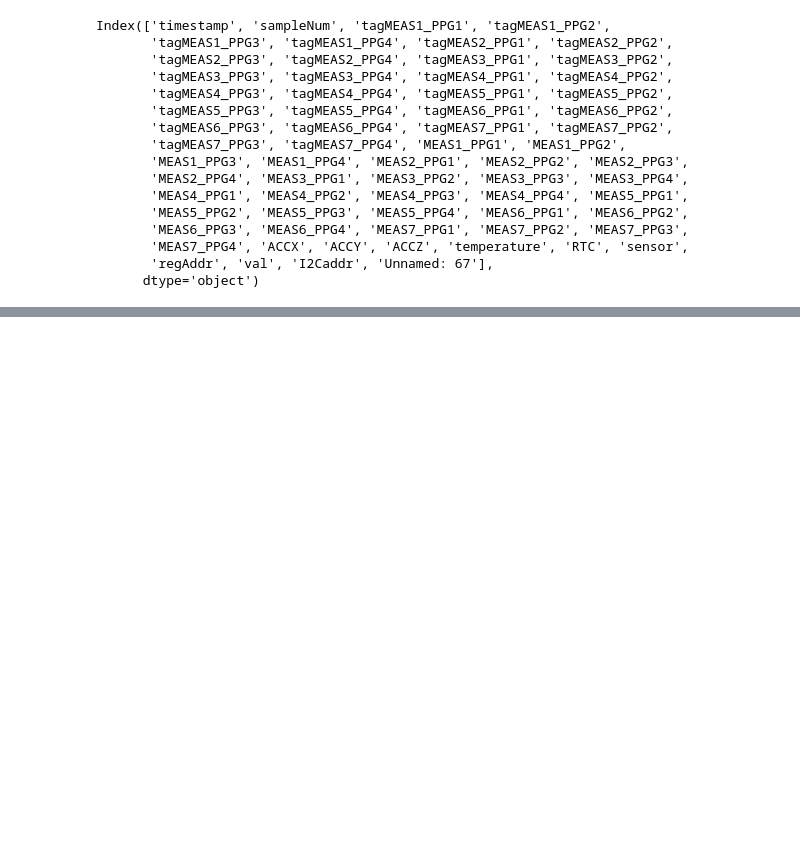
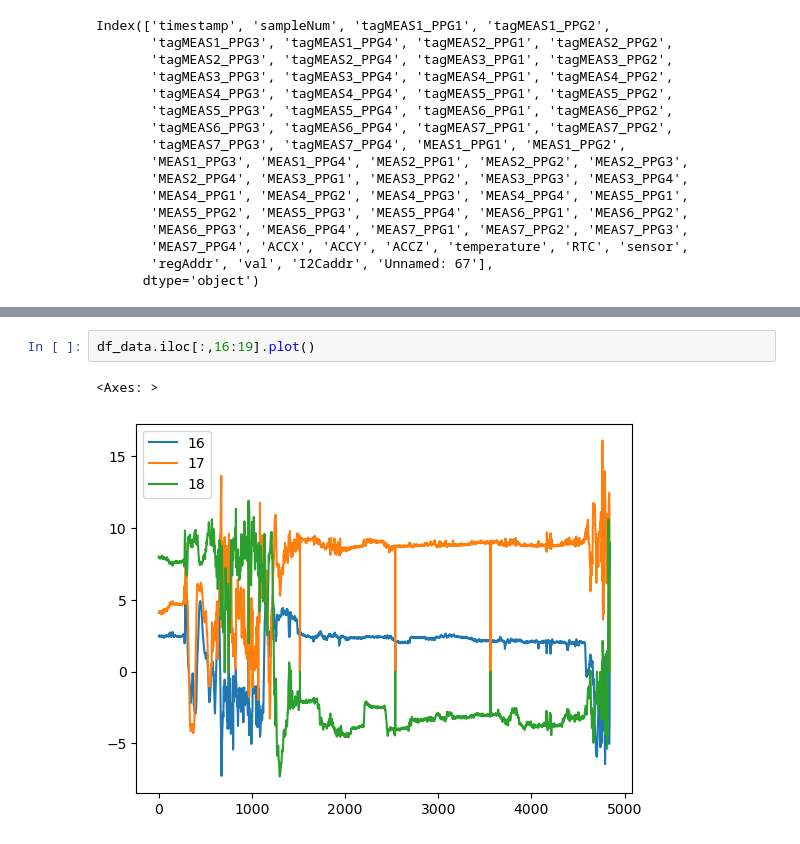
Before and after one commit to larshaupt/WristPPG, a Jupyter notebook: scripts/explore_data.ipynb, the cells around one changed output, grey strips where cells are left out. Drawn from its saved outputs; the diff is of its cells as text; blank space fills up the shorter version.

```diff
--- a/scripts/explore_data.ipynb
+++ b/scripts/explore_data.ipynb
@@ -207,0 +166,5 @@ df_data.loc[:,0:15].corr()
+# %%
+df_data.iloc[:,16:19].plot()
+# %% [output]
+<Axes: >
+[figure, added]
```
Also changed, not shown: parts of 14 cells of this notebook.
